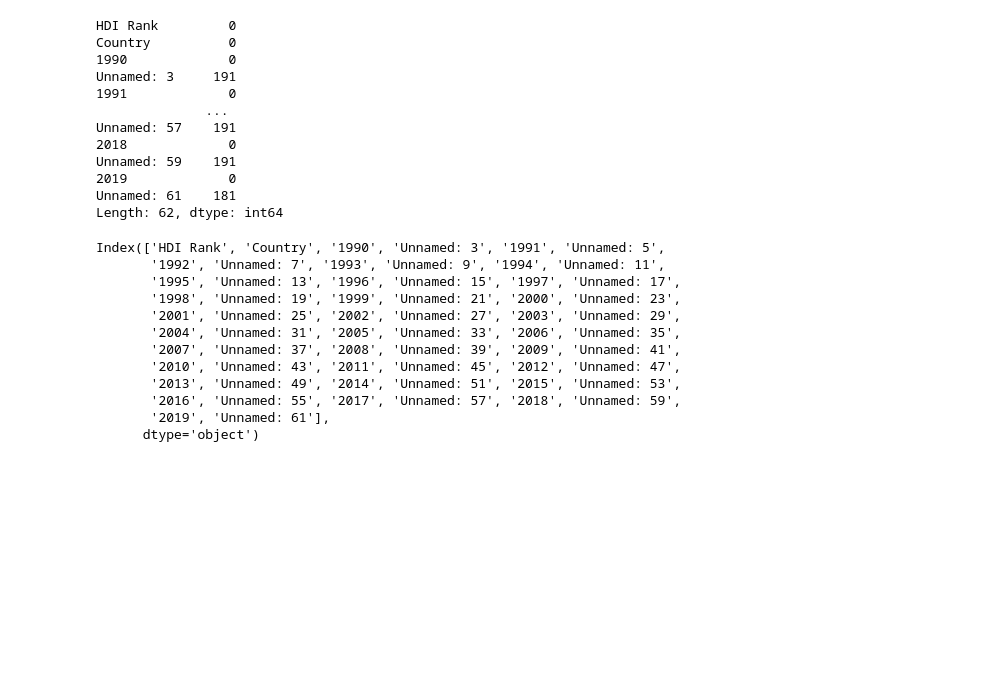
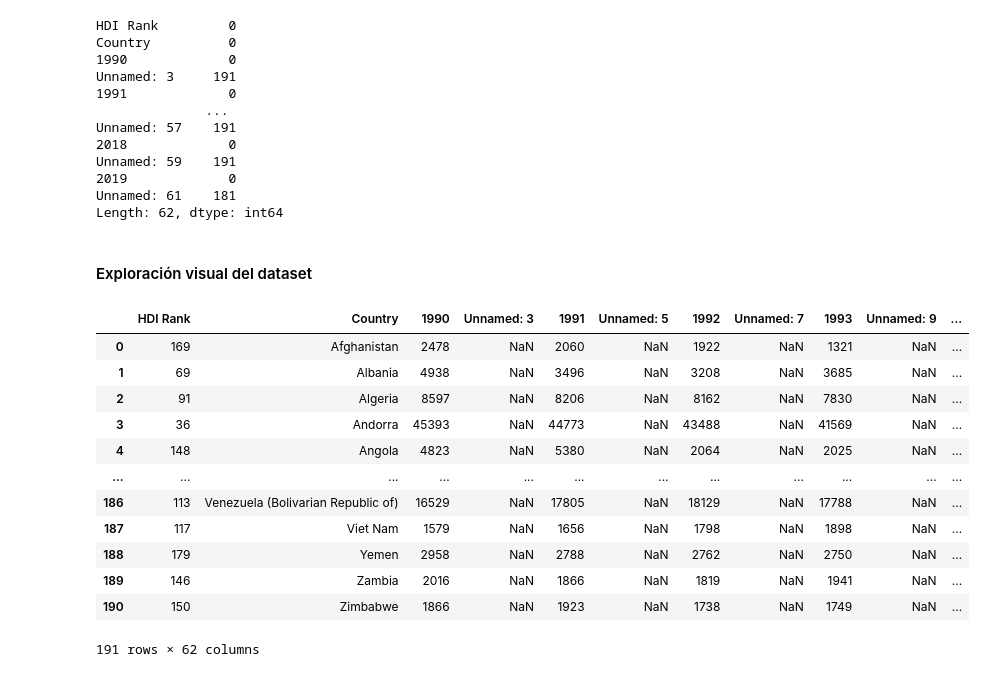
Before and after one commit to Team-17-Bedu/proyecto_python, a Jupyter notebook: Notebooks/NotebookIndice_de_Ingreso.ipynb, the cells around one changed output. Cells and saved outputs as stored; diff of their text form; code cells hidden in the pictures; blank space fills up the shorter version.

```diff
--- a/Notebooks/NotebookIndice_de_Ingreso.ipynb
+++ b/Notebooks/NotebookIndice_de_Ingreso.ipynb
@@ -4,2 +28,2 @@ import numpy as np
 # %%
-df=pd.read_csv("https://raw.githubusercontent.com/Team-17-Bedu/proyecto_python/main/Datasets/Gross%20national%20income%20(GNI)%20per%20capita%20(constant%202017%20PPP%24).csv?token=ANDV7PW56MFMZBSKYFA3TVLAHPNBY")
+df=pd.read_csv("https://raw.githubusercontent.com/Team-17-Bedu/proyecto_python/main/Datasets/Gross%20national%20income%20(GNI)%20per%20capita%20(constant%202017%20PPP%24).csv?token=ANDV7PUEVWW63YEFIVPNTVLAHQLE4")
@@ -22,18 +72,21 @@ Unnamed: 59    191
 2019             0
 Unnamed: 61    181
 Length: 62, dtype: int64
+# %% [markdown]
+#### Exploración visual del dataset
 # %%
-df.columns
+df
 # %% [output]
+|  | HDI Rank | Country | 1990 | Unnamed: 3 | 1991 | Unnamed: 5 | 1992 | Unnamed: 7 | 1993 | Unnamed: 9 | ... |
+| 0 | 169 | Afghanistan | 2478 | NaN | 2060 | NaN | 1922 | NaN | 1321 | NaN | ... |
+| 1 | 69 | Albania | 4938 | NaN | 3496 | NaN | 3208 | NaN | 3685 | NaN | ... |
+| 2 | 91 | Algeria | 8597 | NaN | 8206 | NaN | 8162 | NaN | 7830 | NaN | ... |
+| 3 | 36 | Andorra | 45393 | NaN | 44773 | NaN | 43488 | NaN | 41569 | NaN | ... |
+| 4 | 148 | Angola | 4823 | NaN | 5380 | NaN | 2064 | NaN | 2025 | NaN | ... |
+| ... | ... | ... | ... | ... | ... | ... | ... | ... | ... | ... | ... |
+| 186 | 113 | Venezuela (Bolivarian Republic of) | 16529 | NaN | 17805 | NaN | 18129 | NaN | 17788 | NaN | ... |
+| 187 | 117 | Viet Nam | 1579 | NaN | 1656 | NaN | 1798 | NaN | 1898 | NaN | ... |
+| 188 | 179 | Yemen | 2958 | NaN | 2788 | NaN | 2762 | NaN | 2750 | NaN | ... |
+| 189 | 146 | Zambia | 2016 | NaN | 1866 | NaN | 1819 | NaN | 1941 | NaN | ... |
+| 190 | 150 | Zimbabwe | 1866 | NaN | 1923 | NaN | 1738 | NaN | 1749 | NaN | ... |
-Index(['HDI Rank', 'Country', '1990', 'Unnamed: 3', '1991', 'Unnamed: 5',
-       '1992', 'Unnamed: 7', '1993', 'Unnamed: 9', '1994', 'Unnamed: 11',
-       '1995', 'Unnamed: 13', '1996', 'Unnamed: 15', '1997', 'Unnamed: 17',
-       '1998', 'Unnamed: 19', '1999', 'Unnamed: 21', '2000', 'Unnamed: 23',
-       '2001', 'Unnamed: 25', '2002', 'Unnamed: 27', '2003', 'Unnamed: 29',
-       '2004', 'Unnamed: 31', '2005', 'Unnamed: 33', '2006', 'Unnamed: 35',
-       '2007', 'Unnamed: 37', '2008', 'Unnamed: 39', '2009', 'Unnamed: 41',
-       '2010', 'Unnamed: 43', '2011', 'Unnamed: 45', '2012', 'Unnamed: 47',
-       '2013', 'Unnamed: 49', '2014', 'Unnamed: 51', '2015', 'Unnamed: 53',
-       '2016', 'Unnamed: 55', '2017', 'Unnamed: 57', '2018', 'Unnamed: 59',
-       '2019', 'Unnamed: 61'],
-      dtype='object')
+191 rows × 62 columns
```
Also changed, not shown: parts of 40 cells of this notebook.
